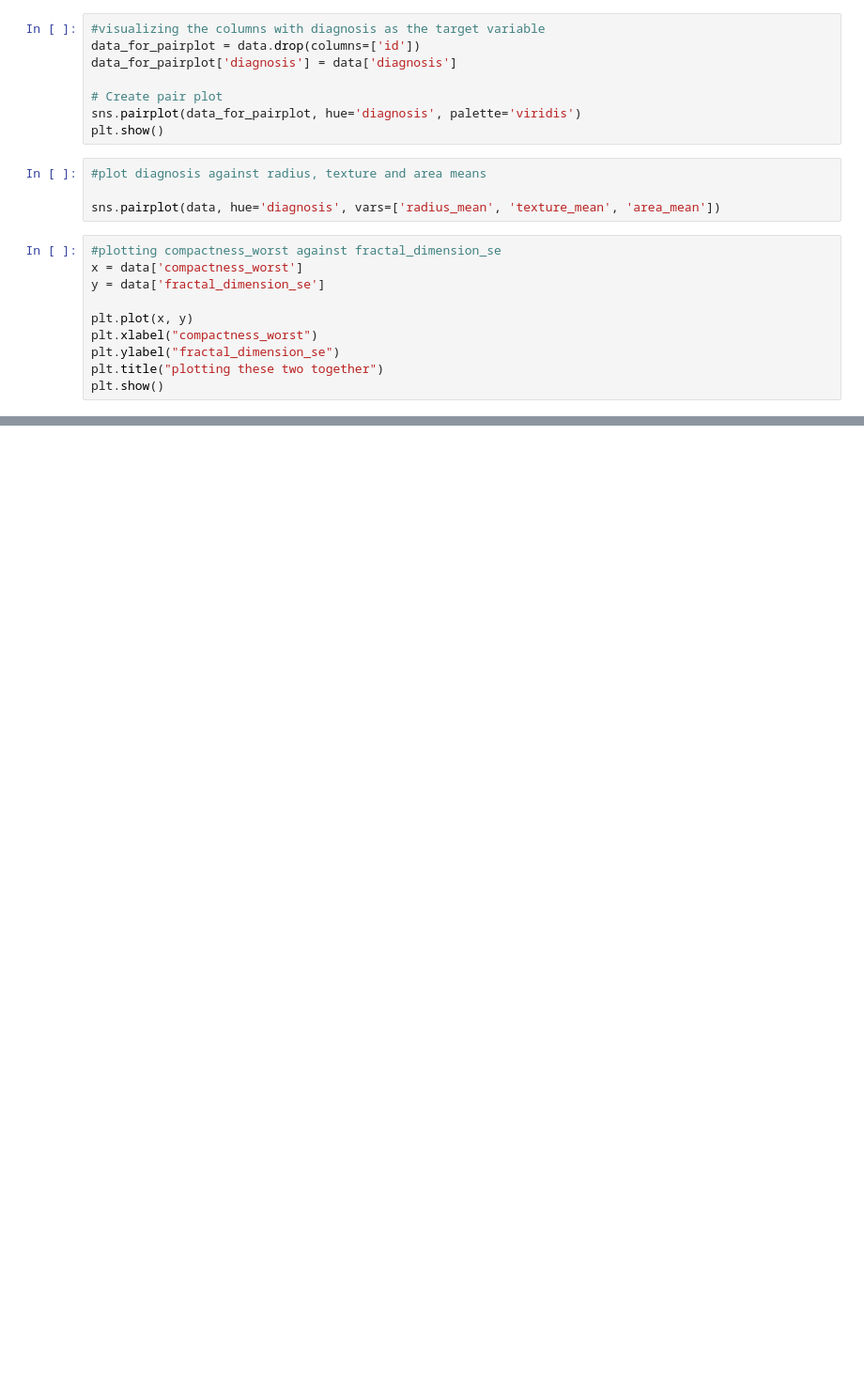
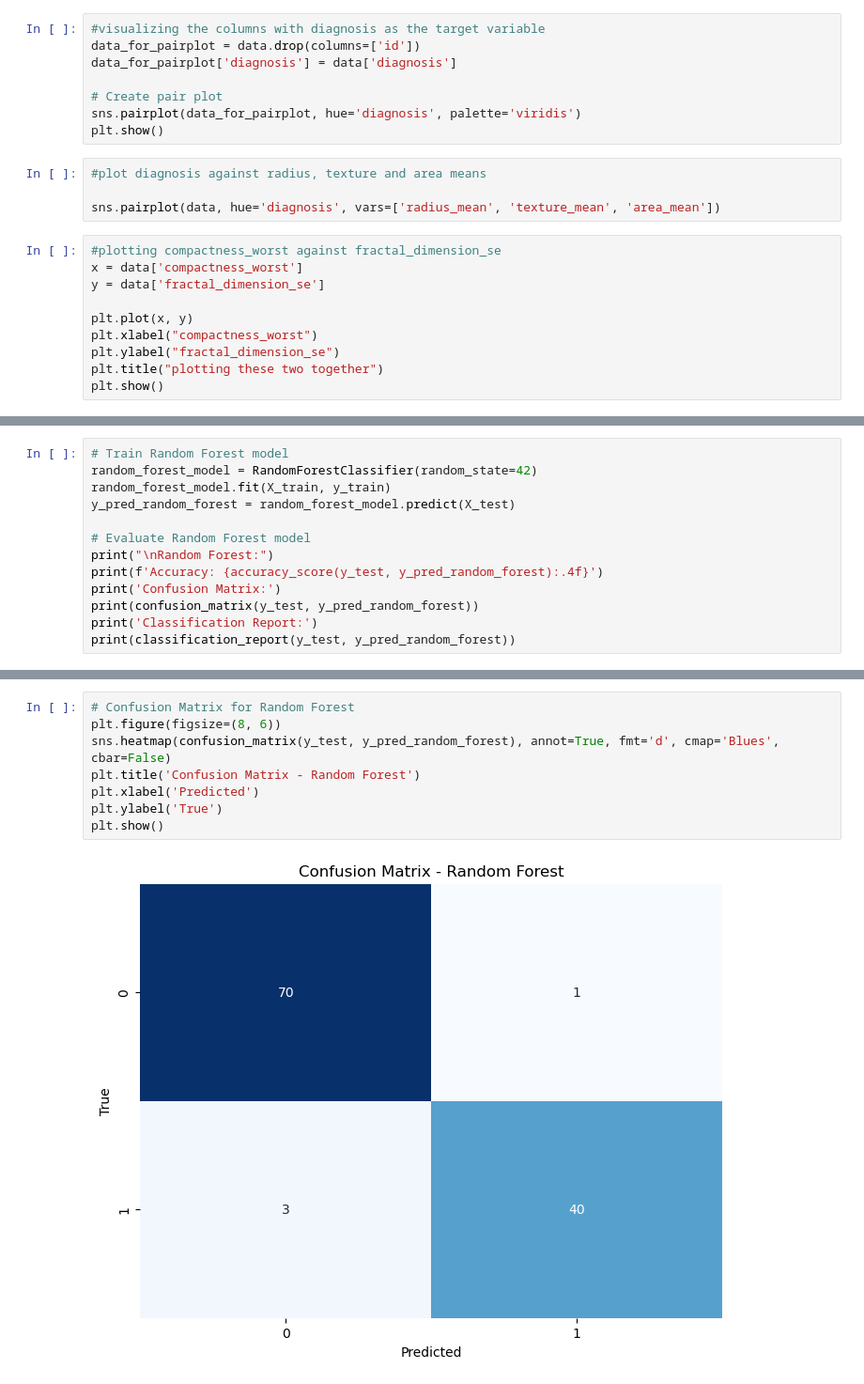
Before and after one commit to juvitus-soh/Breast-cancer, a Jupyter notebook: breast cancer.ipynb, the cells around one changed output, grey strips where cells are left out. Shown at 94% size. Saved outputs shown, nothing was run; the diff lists cells and outputs as text; blank space fills up the shorter version.

```diff
--- a/breast cancer.ipynb
+++ b/breast cancer.ipynb
@@ -66,0 +135,13 @@ plt.show()
+# %%
+# Train Random Forest model
+random_forest_model = RandomForestClassifier(random_state=42)
+random_forest_model.fit(X_train, y_train)
+y_pred_random_forest = random_forest_model.predict(X_test)
+
+# Evaluate Random Forest model
+print("\nRandom Forest:")
+print(f'Accuracy: {accuracy_score(y_test, y_pred_random_forest):.4f}')
+print('Confusion Matrix:')
+print(confusion_matrix(y_test, y_pred_random_forest))
+print('Classification Report:')
+print(classification_report(y_test, y_pred_random_forest))
@@ -66,0 +175,10 @@ plt.show()
+# %%
+# Confusion Matrix for Random Forest
+plt.figure(figsize=(8, 6))
+sns.heatmap(confusion_matrix(y_test, y_pred_random_forest), annot=True, fmt='d', cmap='Blues', cbar=False)
+plt.title('Confusion Matrix - Random Forest')
+plt.xlabel('Predicted')
+plt.ylabel('True')
+plt.show()
+# %% [output]
+[figure, added]
```
Also changed, not shown: parts of 10 cells of this notebook, 2 other files.
